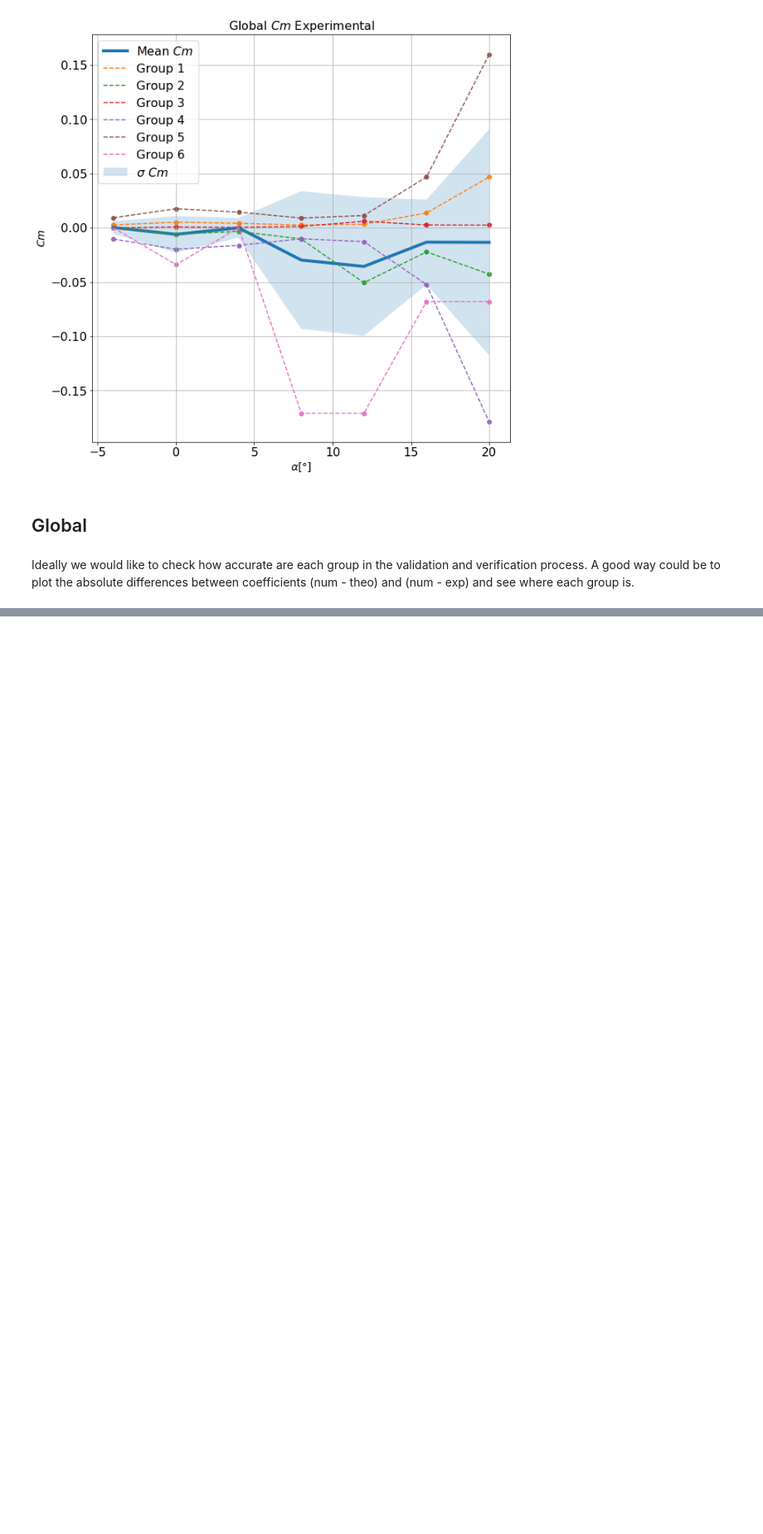
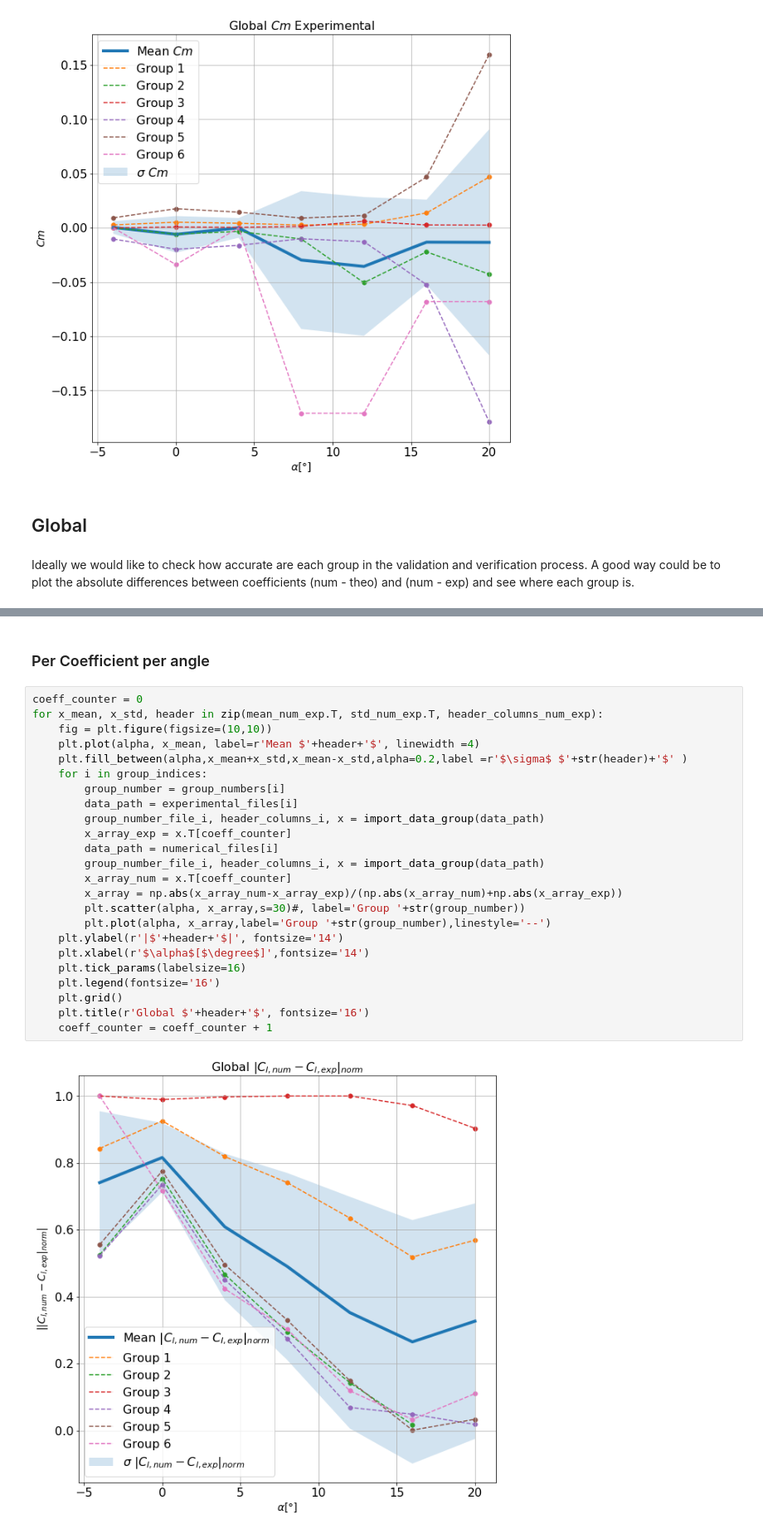
Before and after one commit to sercharpak/NFS_P2, a Jupyter notebook: NFS-P2-Comparison.ipynb, the cells around one changed output, grey strips where cells are left out. Shown at 83% size. Drawn from its saved outputs; the diff is of its cells as text; blank space fills up the shorter version.

```diff
--- a/NFS-P2-Comparison.ipynb
+++ b/NFS-P2-Comparison.ipynb
@@ -268,0 +345,28 @@ A good way could be to plot the absolute differences between coefficients (num -
+# %% [markdown]
+### Per Coefficient per angle
+# %%
+coeff_counter = 0
+for x_mean, x_std, header in zip(mean_num_exp.T, std_num_exp.T, header_columns_num_exp):
+    fig = plt.figure(figsize=(10,10))
+    plt.plot(alpha, x_mean, label=r'Mean $'+header+'$', linewidth =4)
+    plt.fill_between(alpha,x_mean+x_std,x_mean-x_std,alpha=0.2,label =r'$\sigma$ $'+str(header)+'$' )
+    for i in group_indices:
+        group_number = group_numbers[i]
+        data_path = experimental_files[i]
+        group_number_file_i, header_columns_i, x = import_data_group(data_path)
+        x_array_exp = x.T[coeff_counter]
+        data_path = numerical_files[i]
+        group_number_file_i, header_columns_i, x = import_data_group(data_path)
+        x_array_num = x.T[coeff_counter]
+        x_array = np.abs(x_array_num-x_array_exp)/(np.abs(x_array_num)+np.abs(x_array_exp))
+        plt.scatter(alpha, x_array,s=30)#, label='Group '+str(group_number))
+        plt.plot(alpha, x_array,label='Group '+str(group_number),linestyle='--')
+    plt.ylabel(r'|$'+header+'$|', fontsize='14')
+    plt.xlabel(r'$\alpha$[$\degree$]',fontsize='14')
+    plt.tick_params(labelsize=16)
+    plt.legend(fontsize='16')
+    plt.grid()
+    plt.title(r'Global $'+header+'$', fontsize='16')
+    coeff_counter = coeff_counter + 1
+# %% [output]
+[figure, added]
```
Also changed, not shown: parts of 18 cells of this notebook.
